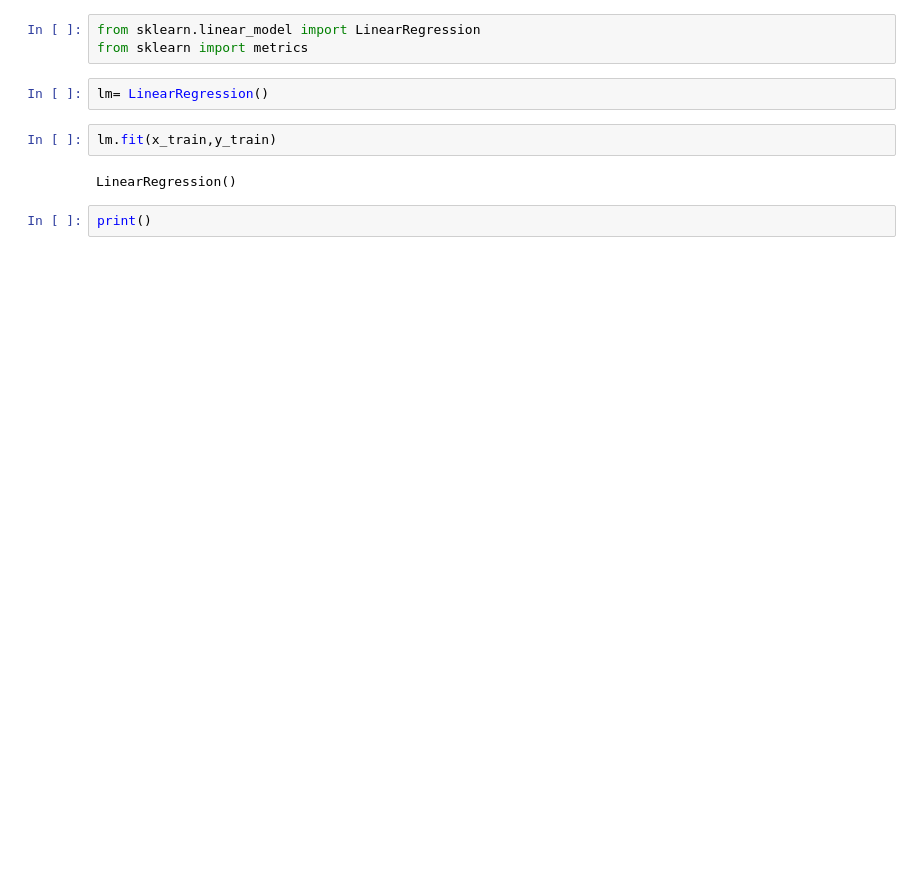
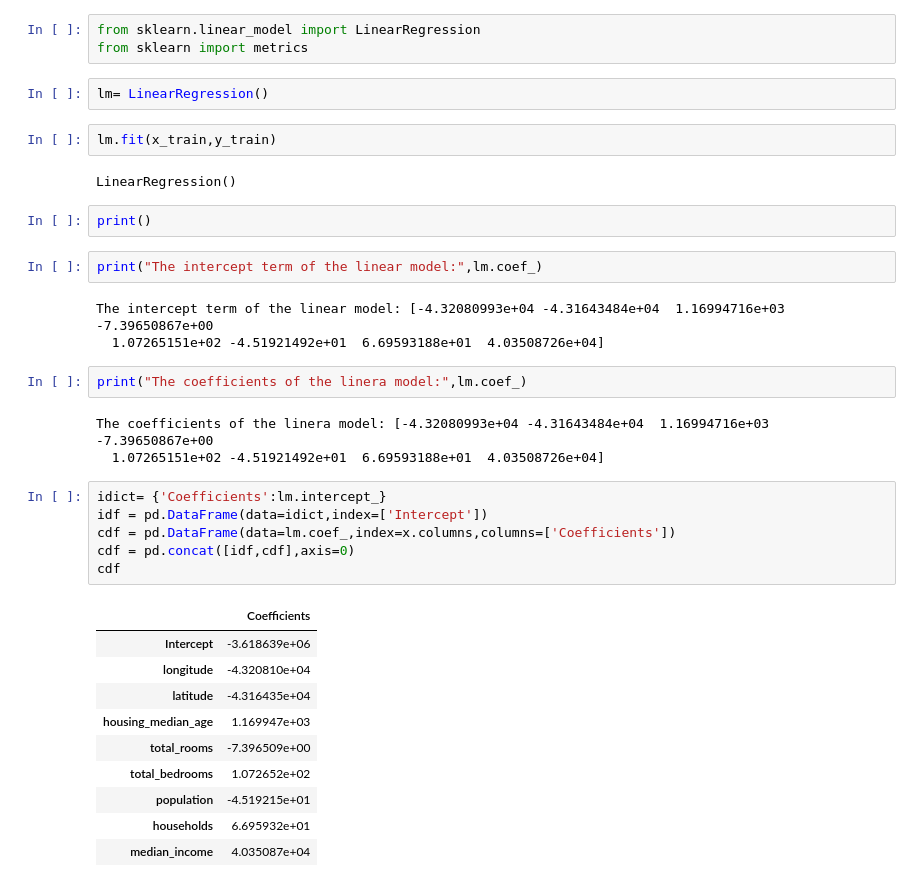
Before and after one commit to MitehReddy/AIML-2025, a Jupyter notebook: LAB04.ipynb, the cells around one changed output. Saved outputs shown, nothing was run; the diff lists cells and outputs as text; blank space fills up the shorter version.

```diff
--- a/LAB04.ipynb
+++ b/LAB04.ipynb
@@ -161,3 +166,30 @@ lm.fit(x_train,y_train)
 LinearRegression()
 # %%
 print()
+# %%
+print("The intercept term of the linear model:",lm.coef_)
+# %% [output]
+The intercept term of the linear model: [-4.32080993e+04 -4.31643484e+04  1.16994716e+03 -7.39650867e+00
+  1.07265151e+02 -4.51921492e+01  6.69593188e+01  4.03508726e+04]
+# %%
+print("The coefficients of the linera model:",lm.coef_)
+# %% [output]
+The coefficients of the linera model: [-4.32080993e+04 -4.31643484e+04  1.16994716e+03 -7.39650867e+00
+  1.07265151e+02 -4.51921492e+01  6.69593188e+01  4.03508726e+04]
+# %%
+idict= {'Coefficients':lm.intercept_}
+idf = pd.DataFrame(data=idict,index=['Intercept'])
+cdf = pd.DataFrame(data=lm.coef_,index=x.columns,columns=['Coefficients'])
+cdf = pd.concat([idf,cdf],axis=0)
+cdf
+# %% [output]
+|  | Coefficients |
+| Intercept | -3.618639e+06 |
+| longitude | -4.320810e+04 |
+| latitude | -4.316435e+04 |
+| housing_median_age | 1.169947e+03 |
+| total_rooms | -7.396509e+00 |
+| total_bedrooms | 1.072652e+02 |
+| population | -4.519215e+01 |
+| households | 6.695932e+01 |
+| median_income | 4.035087e+04 |
```
Also changed, not shown: parts of 2 cells of this notebook.
